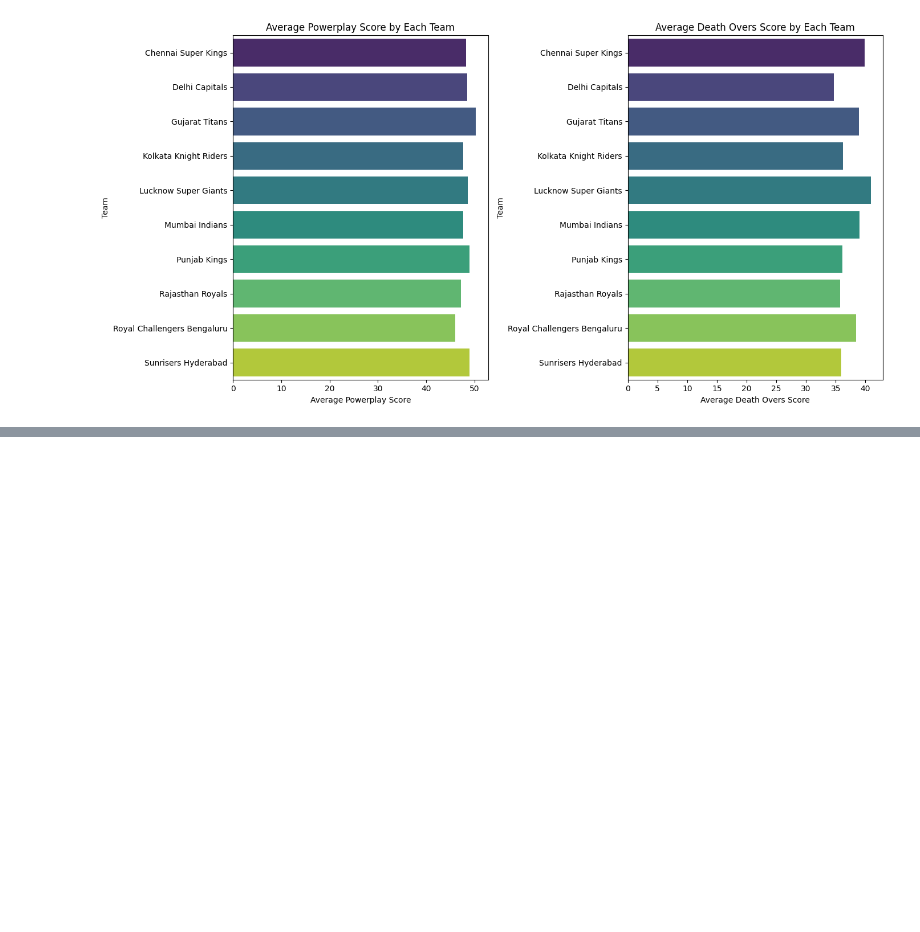
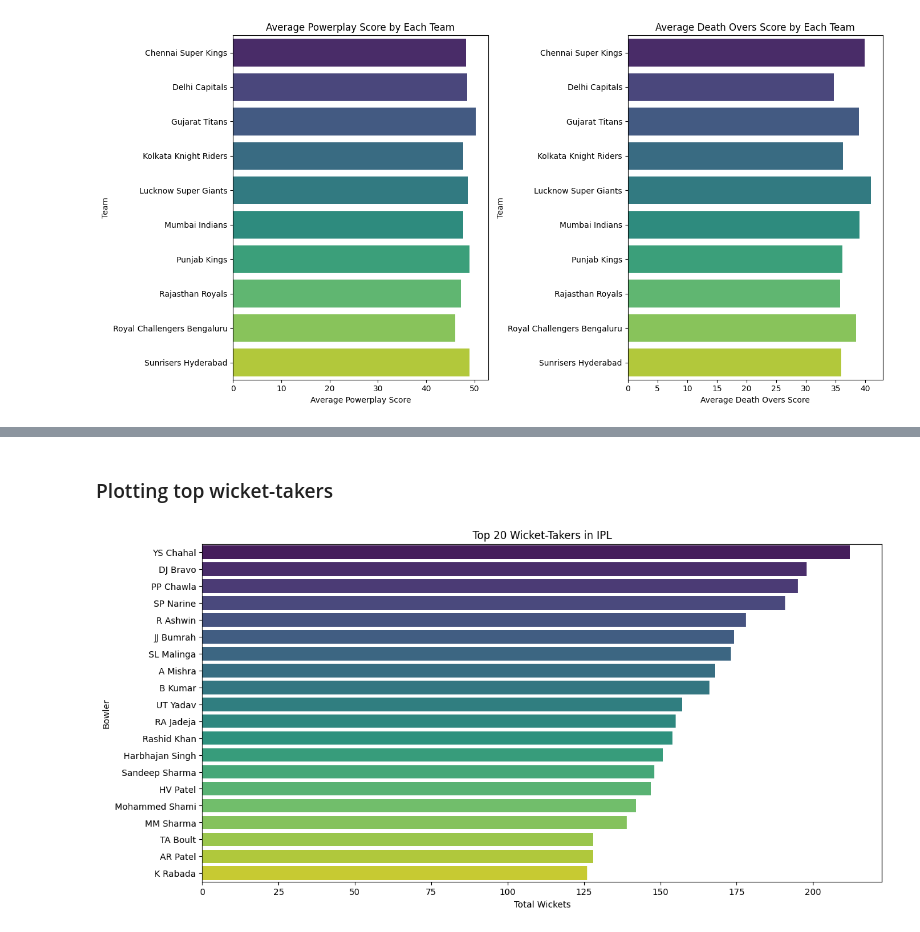
Before and after one commit to Vaibhavv1703/BrainDead-2k25, a Jupyter notebook: PS1/1.ipynb, the cells around one changed output, grey strips where cells are left out. Saved outputs shown, nothing was run; the diff lists cells and outputs as text; code cells hidden in the pictures; blank space fills up the shorter version.

```diff
--- a/PS1/1.ipynb
+++ b/PS1/1.ipynb
@@ -387,0 +552,21 @@ plt.show()
+# %% [markdown]
+### Plotting top wicket-takers
+# %%
+# Calculate total wickets taken by each bowler
+total_wickets = deliveries_df[deliveries_df['is_wicket'] == 1].groupby('bowler')['is_wicket'].count().reset_index()
+
+# Sort the bowlers by total wickets in descending order and get the top 20
+top_wicket_takers = total_wickets.sort_values(by='is_wicket', ascending=False).head(20)
+
+# Rename the columns for clarity
+top_wicket_takers = top_wicket_takers.rename(columns={'bowler': 'Bowler', 'is_wicket': 'Total Wickets'})
+
+# Plotting the top wicket-takers
+plt.figure(figsize=(14, 7))
+sns.barplot(x='Total Wickets', y='Bowler', data=top_wicket_takers, palette='viridis')
+plt.title('Top 20 Wicket-Takers in IPL')
+plt.xlabel('Total Wickets')
+plt.ylabel('Bowler')
+plt.show()
+# %% [output]
+[figure, added]
```
Also changed, not shown: parts of 47 cells of this notebook.
